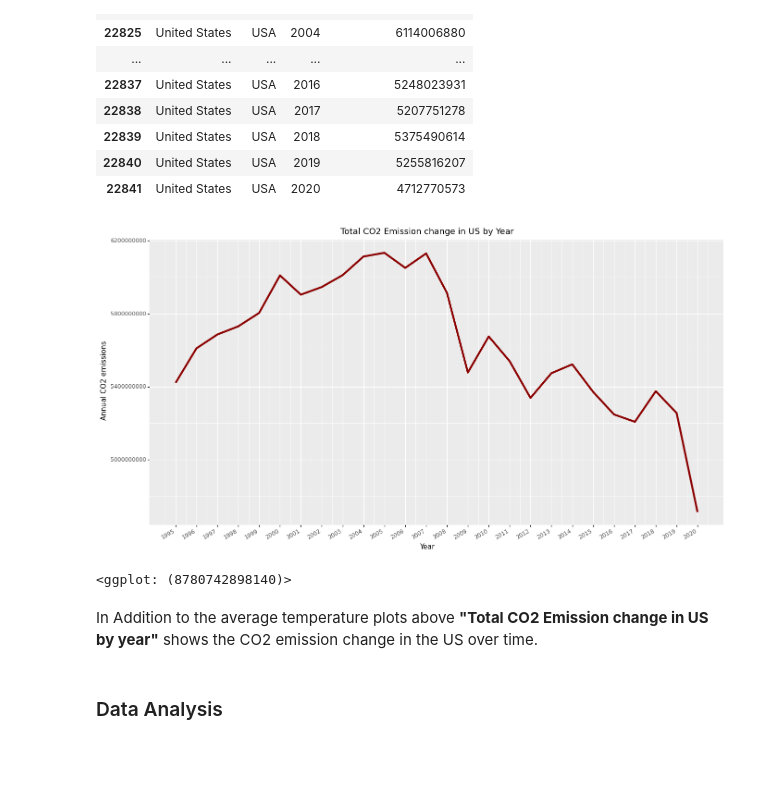
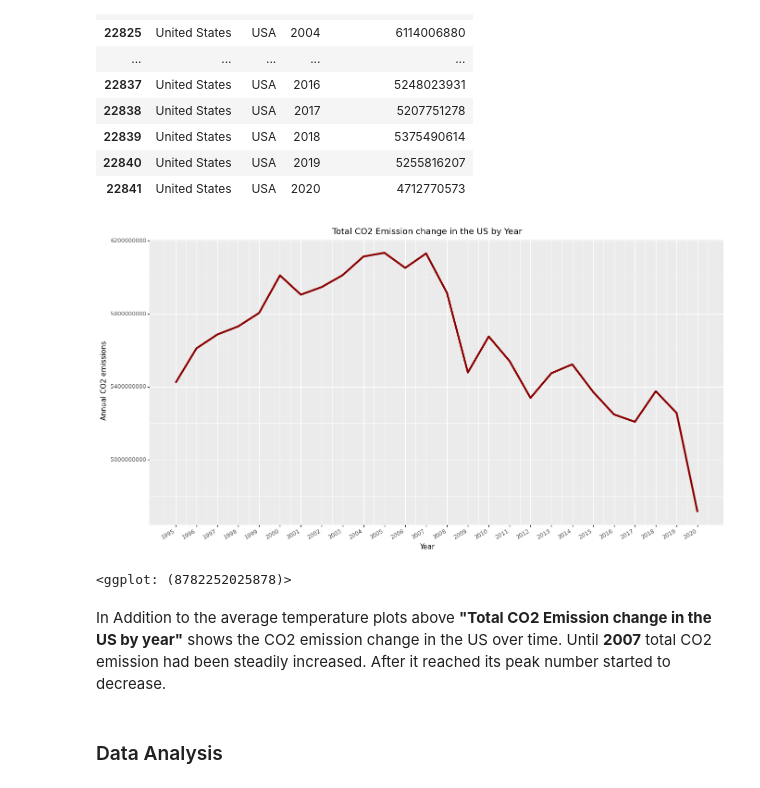
Before and after one commit to Wook22/UC-DAVIS, a Jupyter notebook: STA141B/STA141B.ipynb, the cells around one changed output. Drawn from its saved outputs; the diff is of its cells as text; code cells hidden in the pictures; blank space fills up the shorter version.

```diff
--- a/STA141B/STA141B.ipynb
+++ b/STA141B/STA141B.ipynb
@@ -768,21 +764,21 @@ co2_us
 # %%
 ggE = p9.ggplot(co2_us)
 ggE += p9.aes(x="Year",
             y="Annual CO2 emissions")
 ggE += p9.geom_line(alpha=1, size=1.7, color='darkred')
 ggE += scale_x_continuous(breaks=range(1995,2021,1))
 ggE += theme(figure_size=(16,8),
           axis_text_x=(element_text(angle=30, hjust=1)))
 ggE += xlab("Year")
 ggE += ylab("Annual CO2 emissions")
-ggE += labs(title="Total CO2 Emission change in US by Year")
+ggE += labs(title="Total CO2 Emission change in the US by Year")
 
 ggE
 # %% [output]
-[figure, old version]
+[figure, new version]
-<ggplot: (8780742898140)>
+<ggplot: (8782252025878)>
 # %% [markdown]
-In Addition to the average temperature plots above **"Total CO2 Emission change in US by year"** shows the CO2 emission change in the US over time.
+In Addition to the average temperature plots above **"Total CO2 Emission change in the US by year"** shows the CO2 emission change in the US over time. Until **2007** total CO2 emission had been steadily increased. After it reached its peak number started to decrease.
 # %% [markdown]
 ### Data Analysis
 # %% [markdown]
```
Also changed, not shown: parts of 15 cells of this notebook, 2 other files.
